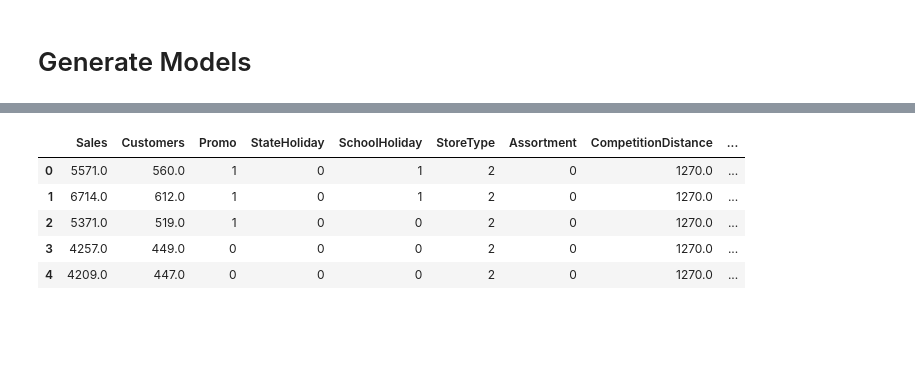
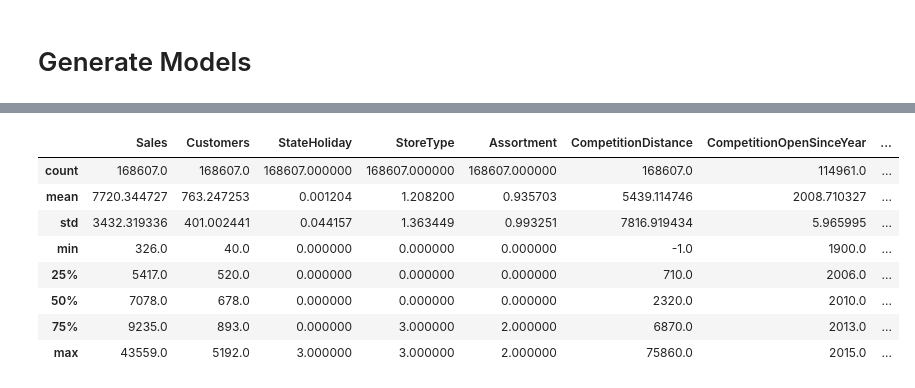
Before and after one commit to AM-Nateghi/ML-Laboratory, a Jupyter notebook: 1.Sales Prediction/train.ipynb, the cells around one changed output, grey strips where cells are left out. Cells and saved outputs as stored; diff of their text form; code cells hidden in the pictures; blank space fills up the shorter version.

```diff
--- a/1.Sales Prediction/train.ipynb
+++ b/1.Sales Prediction/train.ipynb
@@ -520,12 +518,15 @@ model score for label 3: 0.9345181789105884
 # %%
-clean_data.head()
+clean_data.describe()
 # %% [output]
-|  | Sales | Customers | Promo | StateHoliday | SchoolHoliday | StoreType | Assortment | CompetitionDistance | ... |
-| 0 | 5571.0 | 560.0 | 1 | 0 | 1 | 2 | 0 | 1270.0 | ... |
-| 1 | 6714.0 | 612.0 | 1 | 0 | 1 | 2 | 0 | 1270.0 | ... |
-| 2 | 5371.0 | 519.0 | 1 | 0 | 0 | 2 | 0 | 1270.0 | ... |
-| 3 | 4257.0 | 449.0 | 0 | 0 | 0 | 2 | 0 | 1270.0 | ... |
-| 4 | 4209.0 | 447.0 | 0 | 0 | 0 | 2 | 0 | 1270.0 | ... |
+|  | Sales | Customers | StateHoliday | StoreType | Assortment | CompetitionDistance | CompetitionOpenSinceYear | ... |
+| count | 168607.0 | 168607.0 | 168607.000000 | 168607.000000 | 168607.000000 | 168607.0 | 114961.0 | ... |
+| mean | 7720.344727 | 763.247253 | 0.001204 | 1.208200 | 0.935703 | 5439.114746 | 2008.710327 | ... |
+| std | 3432.319336 | 401.002441 | 0.044157 | 1.363449 | 0.993251 | 7816.919434 | 5.965995 | ... |
+| min | 326.0 | 40.0 | 0.000000 | 0.000000 | 0.000000 | -1.0 | 1900.0 | ... |
+| 25% | 5417.0 | 520.0 | 0.000000 | 0.000000 | 0.000000 | 710.0 | 2006.0 | ... |
+| 50% | 7078.0 | 678.0 | 0.000000 | 0.000000 | 0.000000 | 2320.0 | 2010.0 | ... |
+| 75% | 9235.0 | 893.0 | 0.000000 | 3.000000 | 2.000000 | 6870.0 | 2013.0 | ... |
+| max | 43559.0 | 5192.0 | 3.000000 | 3.000000 | 2.000000 | 75860.0 | 2015.0 | ... |
 # %%
 from fastapi import FastAPI
 from pydantic import BaseModel, Field, model_validator
```
Also changed, not shown: parts of 2 cells of this notebook, 4 other files.
